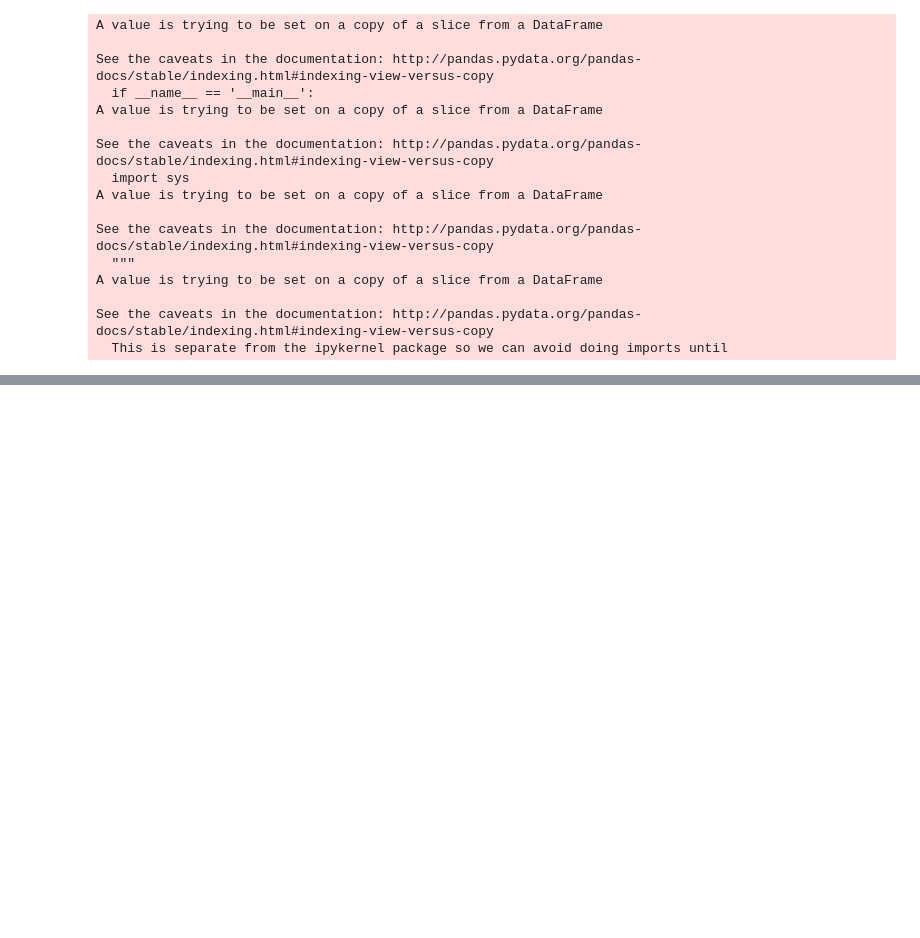
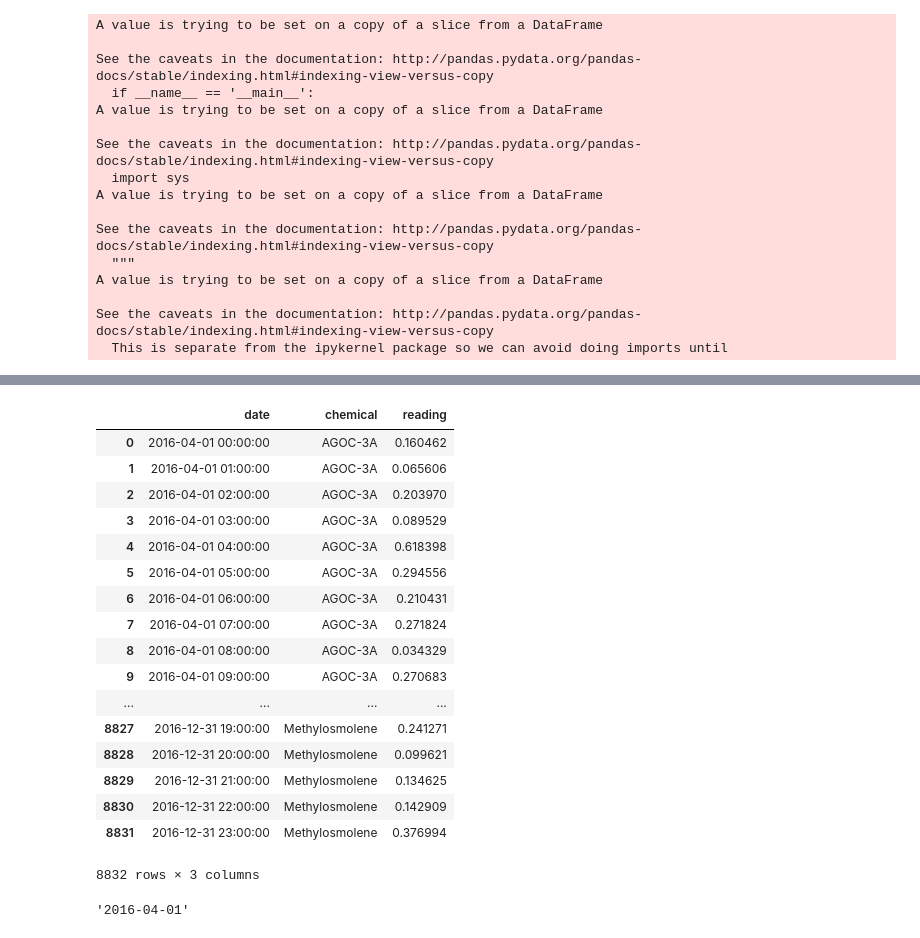
Before and after one commit to AshishSanthaKumar/VAST-Challenge-2017-D3-Js, a Jupyter notebook: MC2Data/heatmap_processing.ipynb, the cells around one changed output, grey strips where cells are left out. Cells and saved outputs as stored; diff of their text form; code cells hidden in the pictures; blank space fills up the shorter version.

```diff
--- a/MC2Data/heatmap_processing.ipynb
+++ b/MC2Data/heatmap_processing.ipynb
@@ -190,0 +240,29 @@ final.to_csv('sensor_1_heatmap.tsv', sep = '\t', index = False)
+# %%
+sensor_1['date'] = pd.to_datetime(sensor_1['date'])
+# %%
+sensor_1 = sensor_1[['date','chemical','reading']]
+# %%
+sensor_1
+# %% [output]
+|  | date | chemical | reading |
+| 0 | 2016-04-01 00:00:00 | AGOC-3A | 0.160462 |
+| 1 | 2016-04-01 01:00:00 | AGOC-3A | 0.065606 |
+| 2 | 2016-04-01 02:00:00 | AGOC-3A | 0.203970 |
+| 3 | 2016-04-01 03:00:00 | AGOC-3A | 0.089529 |
+| 4 | 2016-04-01 04:00:00 | AGOC-3A | 0.618398 |
+| 5 | 2016-04-01 05:00:00 | AGOC-3A | 0.294556 |
+| 6 | 2016-04-01 06:00:00 | AGOC-3A | 0.210431 |
+| 7 | 2016-04-01 07:00:00 | AGOC-3A | 0.271824 |
+| 8 | 2016-04-01 08:00:00 | AGOC-3A | 0.034329 |
+| 9 | 2016-04-01 09:00:00 | AGOC-3A | 0.270683 |
+| ... | ... | ... | ... |
+| 8827 | 2016-12-31 19:00:00 | Methylosmolene | 0.241271 |
+| 8828 | 2016-12-31 20:00:00 | Methylosmolene | 0.099621 |
+| 8829 | 2016-12-31 21:00:00 | Methylosmolene | 0.134625 |
+| 8830 | 2016-12-31 22:00:00 | Methylosmolene | 0.142909 |
+| 8831 | 2016-12-31 23:00:00 | Methylosmolene | 0.376994 |
+8832 rows × 3 columns
+# %%
+str(sensor_1['date'][0].date())
+# %% [output]
+'2016-04-01'
```
Also changed, not shown: parts of 16 cells of this notebook.
